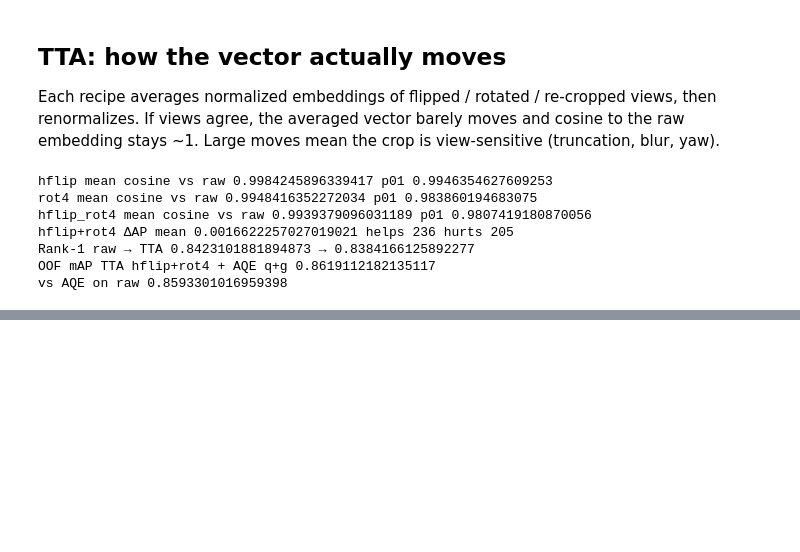
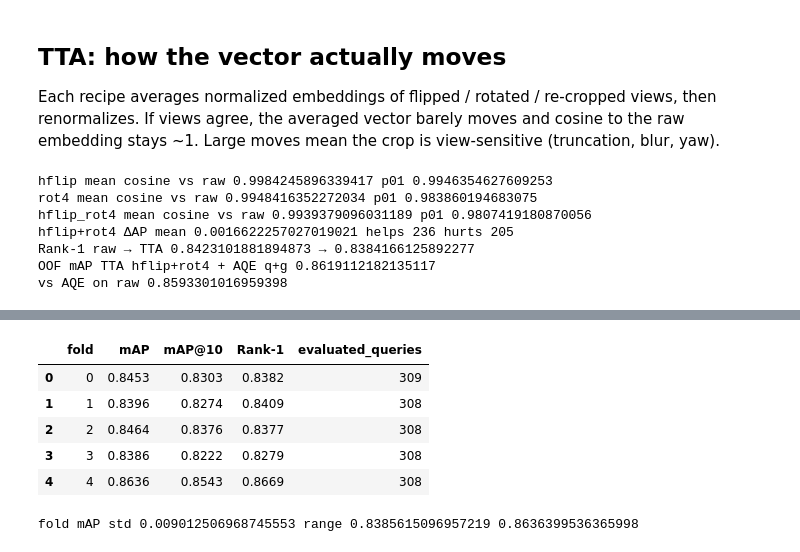
Before and after one commit to l1ghtsource/Vehicle-ReID, a Jupyter notebook: notebooks/eva02/oof_analysis.ipynb, the cells around one changed output, grey strips where cells are left out. Cells and saved outputs as stored; diff of their text form; code cells hidden in the pictures; blank space fills up the shorter version.

```diff
--- a/notebooks/eva02/oof_analysis.ipynb
+++ b/notebooks/eva02/oof_analysis.ipynb
@@ -750,0 +802,25 @@ vs AQE on raw 0.8593301016959398
+# %%
+full_rows, small_rows = [], []
+for fold, pack in FOLDS.items():
+    full_rows.append(score(pack["qe"], pack["ge"], pack))
+    keep = subsample_gallery(
+        pack["query"].vehicle_id.to_numpy(),
+        pack["gallery"].vehicle_id.to_numpy(),
+        TEST_GALLERY_SIZE,
+        seed=fold,
+    )
+    mini = {
+        "query": pack["query"],
+        "gallery": pack["gallery"].iloc[keep].reset_index(drop=True),
+        "qe": pack["qe"],
+        "ge": pack["ge"][keep],
+    }
+    small_rows.append(score(mini["qe"], mini["ge"], mini))
+gallery_tbl = pd.DataFrame(
+    [
+        weighted_row("full val gallery", "gallery", full_rows),
+        weighted_row(f"subsample {TEST_GALLERY_SIZE}", "gallery", small_rows),
+    ]
+)
+display(gallery_tbl)
+print("test gallery is 750; val folds are ~1090-1140. Positives are kept, rest sampled.")
@@ -751,3 +933,26 @@ vs AQE on raw 0.8593301016959398
+# %%
+fold_tbl = pd.DataFrame(
+    [
+        {"fold": fold, **score(pack["qe"], pack["ge"], pack)}
+        for fold, pack in FOLDS.items()
+    ]
+)
+display(fold_tbl[["fold", "mAP", "mAP@10", "Rank-1", "evaluated_queries"]])
+print(
+    "fold mAP std",
+    float(fold_tbl["mAP"].std(ddof=0)),
+    "range",
+    float(fold_tbl["mAP"].min()),
+    float(fold_tbl["mAP"].max()),
+)
+# %% [output]
+|  | fold | mAP | mAP@10 | Rank-1 | evaluated_queries |
+| 0 | 0 | 0.8453 | 0.8303 | 0.8382 | 309 |
+| 1 | 1 | 0.8396 | 0.8274 | 0.8409 | 308 |
+| 2 | 2 | 0.8464 | 0.8376 | 0.8377 | 308 |
+| 3 | 3 | 0.8386 | 0.8222 | 0.8279 | 308 |
+| 4 | 4 | 0.8636 | 0.8543 | 0.8669 | 308 |
+fold mAP std 0.009012506968745553 range 0.8385615096957219 0.8636399536365998
 # %% [markdown]
 ## Takeaways
 
```
Also changed, not shown: parts of 8 cells of this notebook, 1 other file.
